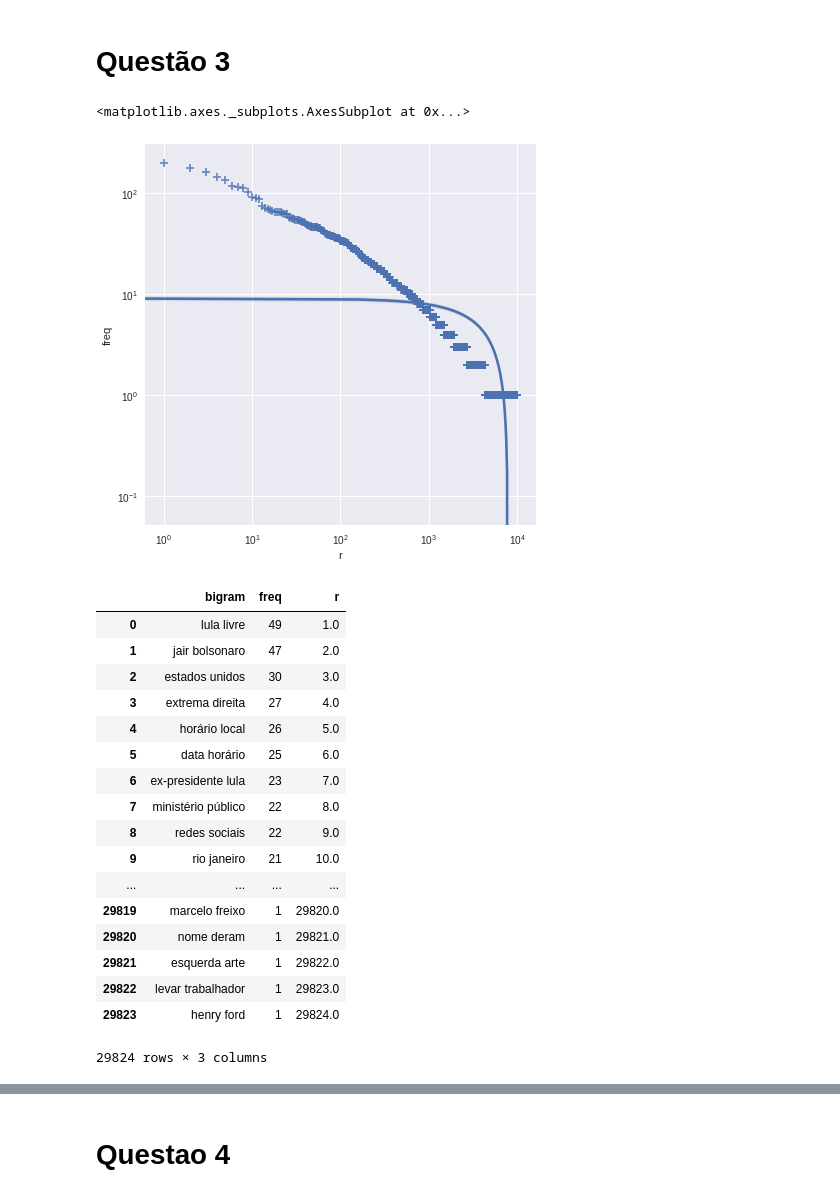
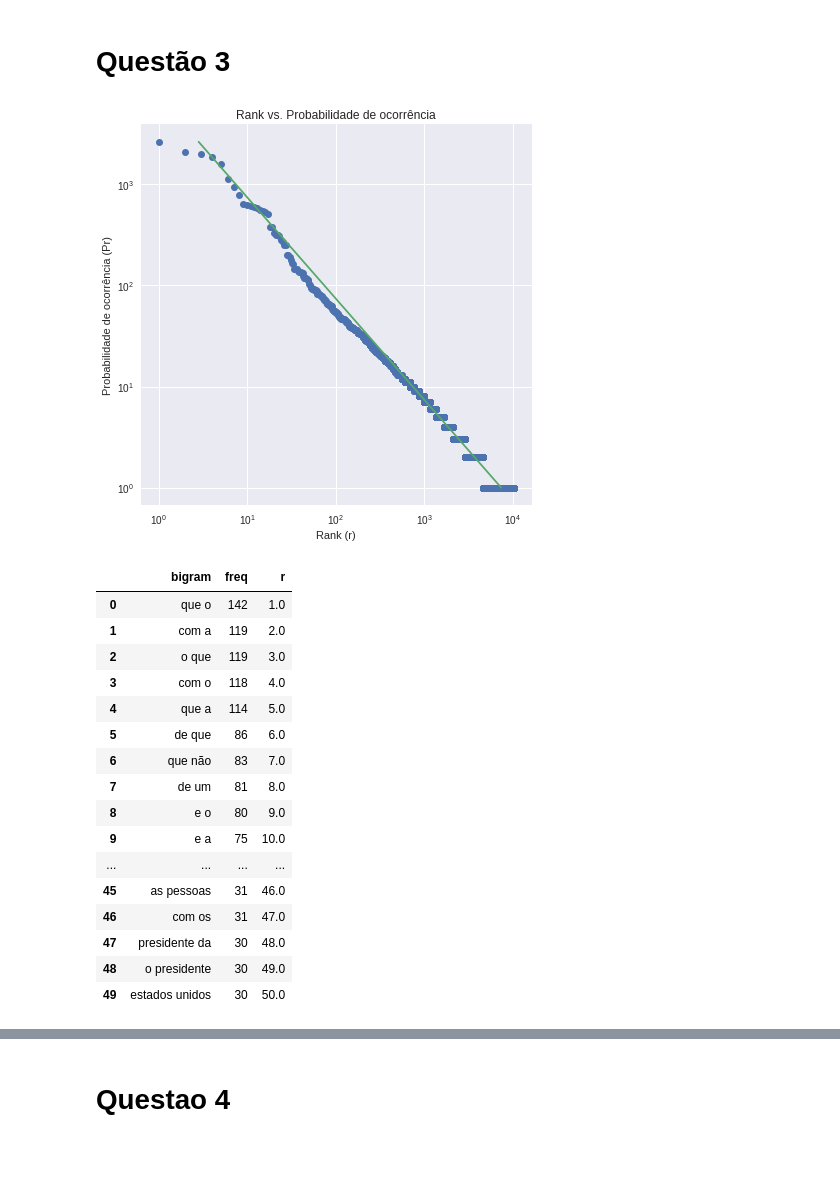
Before and after one commit to valterlucena/recuperacao-informacao, a Jupyter notebook: zipf/statistics_zipf.ipynb, the cells around one changed output, grey strips where cells are left out. Drawn from its saved outputs; the diff is of its cells as text; code cells hidden in the pictures; blank space fills up the shorter version.

Commit message:
remove condições que desconsideravam stopwords e melhora gráficos da questão 3

```diff
--- a/zipf/statistics_zipf.ipynb
+++ b/zipf/statistics_zipf.ipynb
@@ -29,10 +31,9 @@ news = pd.read_csv(data_url).replace(np.nan, '', regex=True)
 total_documents = news.text.count()
 
 toker = RegexpTokenizer('''\w+[-']*\w*''')
-stopwords = stopwords.words("portuguese")
 
 def isValid(token):
-  return token not in stopwords and len(token)>= 3 and not bool(re.search(r'\d', token))
+  return not bool(re.search(r'\d', token))
 
 word_list = []
 for new in news.text:
@@ -76,6 +77,8 @@ result_table
 # %% [markdown]
 # Questão 2
 # %%
-word_counts['Pr %'] = round((word_counts.freq / total_word_occurences) * 100, 2)
-word_counts['r.Pr'] = round(word_counts.r * word_counts['Pr %'] / 100, 3)
+pr = (word_counts.freq / total_word_occurences)
+word_counts['Pr %'] = round(pr * 100, 2)
+r_pr = word_counts.r * pr
+word_counts['r.Pr'] = round(r_pr, 3)
 word_counts[0:50]
@@ -100,14 +85,20 @@ word_counts[0:50]
 # %% [markdown]
 # Questão 3
+# %%
+word_counts['pred'] = np.mean(r_pr) / pr
 # %%
 %matplotlib inline
 
 f, ax = plt.subplots(figsize=(7,7))
 ax.set(xscale="log", yscale="log")
-sns.regplot("r", "freq", word_counts, ax=ax, marker="+", scatter_kws={"s": 50})
+plt.plot(word_counts["r"], word_counts["freq"], linestyle="", marker="o")
+plt.plot(word_counts["pred"], word_counts["freq"], linestyle="-", marker="")
+plt.title('Rank vs. Probabilidade de ocorrência')
+plt.xlabel('Rank (r)')
+plt.ylabel('Probabilidade de ocorrência (Pr)')
+plt.show()
 # %% [output]
-<matplotlib.axes._subplots.AxesSubplot at 0x...>
-[figure, old version]
+[figure, new version]
 # %%
 bigram_list = []
 
@@ -121,23 +112,23 @@ bigrams = pd.DataFrame(bigrams_words, columns=['bigram'])
 bigram_counts = bigrams.bigram.value_counts().reset_index()
 bigram_counts.columns = ['bigram', 'freq']
 bigram_counts['r'] = bigram_counts.freq.rank(ascending=False, method='first')
-bigram_counts
+
+bigram_counts[0:50]
 # %% [output]
 |  | bigram | freq | r |
-| 0 | lula livre | 49 | 1.0 |
-| 1 | jair bolsonaro | 47 | 2.0 |
-| 2 | estados unidos | 30 | 3.0 |
-| 3 | extrema direita | 27 | 4.0 |
-| 4 | horário local | 26 | 5.0 |
-| 5 | data horário | 25 | 6.0 |
-| 6 | ex-presidente lula | 23 | 7.0 |
-| 7 | ministério público | 22 | 8.0 |
-| 8 | redes sociais | 22 | 9.0 |
-| 9 | rio janeiro | 21 | 10.0 |
+| 0 | que o | 142 | 1.0 |
+| 1 | com a | 119 | 2.0 |
+| 2 | o que | 119 | 3.0 |
+| 3 | com o | 118 | 4.0 |
+| 4 | que a | 114 | 5.0 |
+| 5 | de que | 86 | 6.0 |
+| 6 | que não | 83 | 7.0 |
+| 7 | de um | 81 | 8.0 |
+| 8 | e o | 80 | 9.0 |
+| 9 | e a | 75 | 10.0 |
 | ... | ... | ... | ... |
-| 29819 | marcelo freixo | 1 | 29820.0 |
-| 29820 | nome deram | 1 | 29821.0 |
-| 29821 | esquerda arte | 1 | 29822.0 |
-| 29822 | levar trabalhador | 1 | 29823.0 |
-| 29823 | henry ford | 1 | 29824.0 |
+| 45 | as pessoas | 31 | 46.0 |
+| 46 | com os | 31 | 47.0 |
+| 47 | presidente da | 30 | 48.0 |
+| 48 | o presidente | 30 | 49.0 |
+| 49 | estados unidos | 30 | 50.0 |
-29824 rows × 3 columns
```
Also changed, not shown: parts of 7 cells of this notebook.
